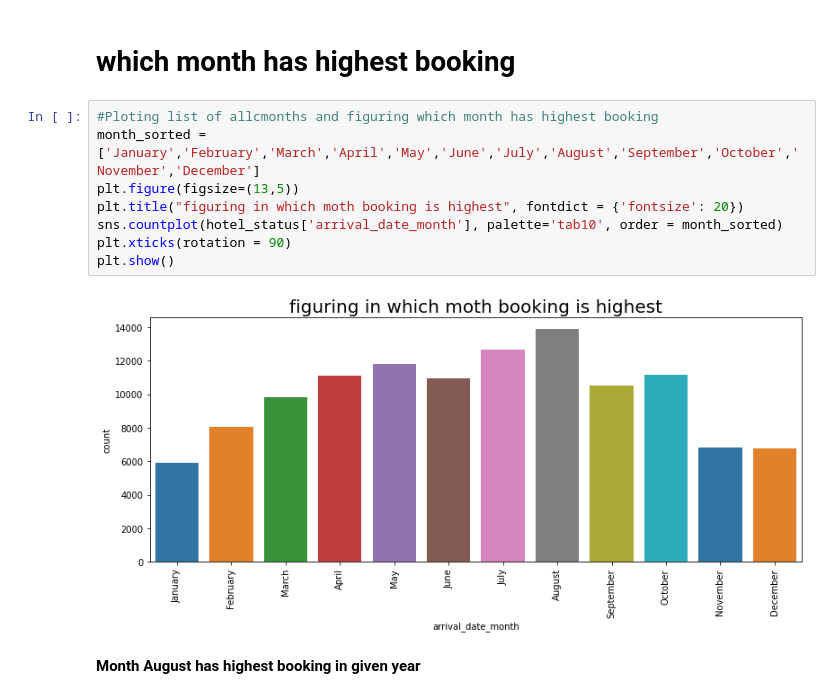
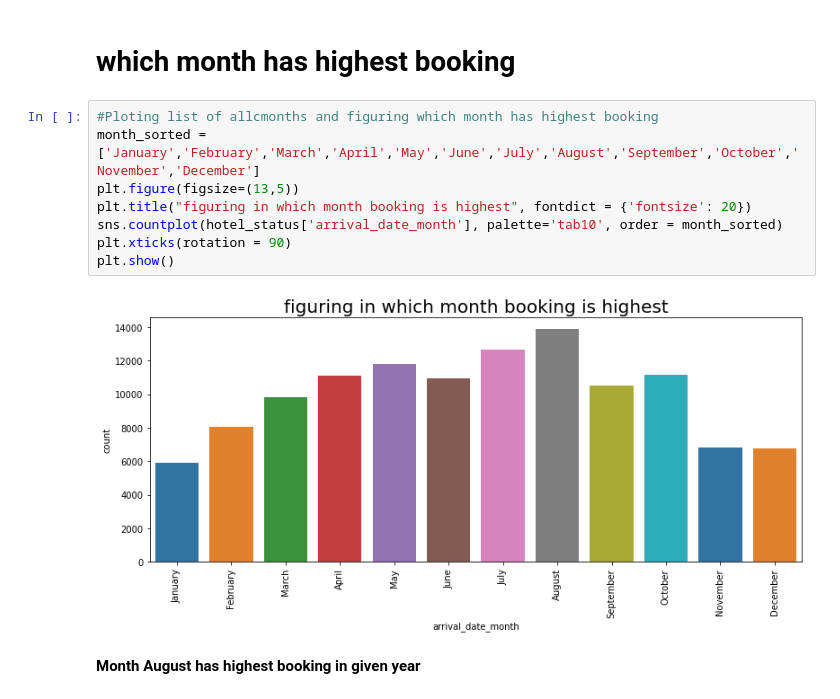
Before and after one commit to pallavibhardwaj/hotel-booking-analysis, a Jupyter notebook: Pallavi_Bhardwaj_Hotel_Booking_Analysis_Capstone_Project.ipynb, the cells around one changed output. Cells and saved outputs as stored; diff of their text form.

Commit message:
Eighth Commit Hotel Booking Analysis

```diff
--- a/Pallavi_Bhardwaj_Hotel_Booking_Analysis_Capstone_Project.ipynb
+++ b/Pallavi_Bhardwaj_Hotel_Booking_Analysis_Capstone_Project.ipynb
@@ -241,13 +241,13 @@ sns.countplot(x='arrival_date_year', hue='hotel',  data=hotel_not_canceled);
 # %%
 #Ploting list of allcmonths and figuring which month has highest booking
 month_sorted = ['January','February','March','April','May','June','July','August','September','October','November','December']
 plt.figure(figsize=(13,5))
-plt.title("figuring in which moth booking is highest", fontdict = {'fontsize': 20})
+plt.title("figuring in which month booking is highest", fontdict = {'fontsize': 20})
 sns.countplot(hotel_status['arrival_date_month'], palette='tab10', order = month_sorted)
 plt.xticks(rotation = 90)
 plt.show()
 # %% [output]
-[figure, old version]
+[figure, new version]
 # %% [markdown]
 **Month August has highest booking in given year**
 # %% [markdown]
```
Also changed, not shown: parts of 3 cells of this notebook.
